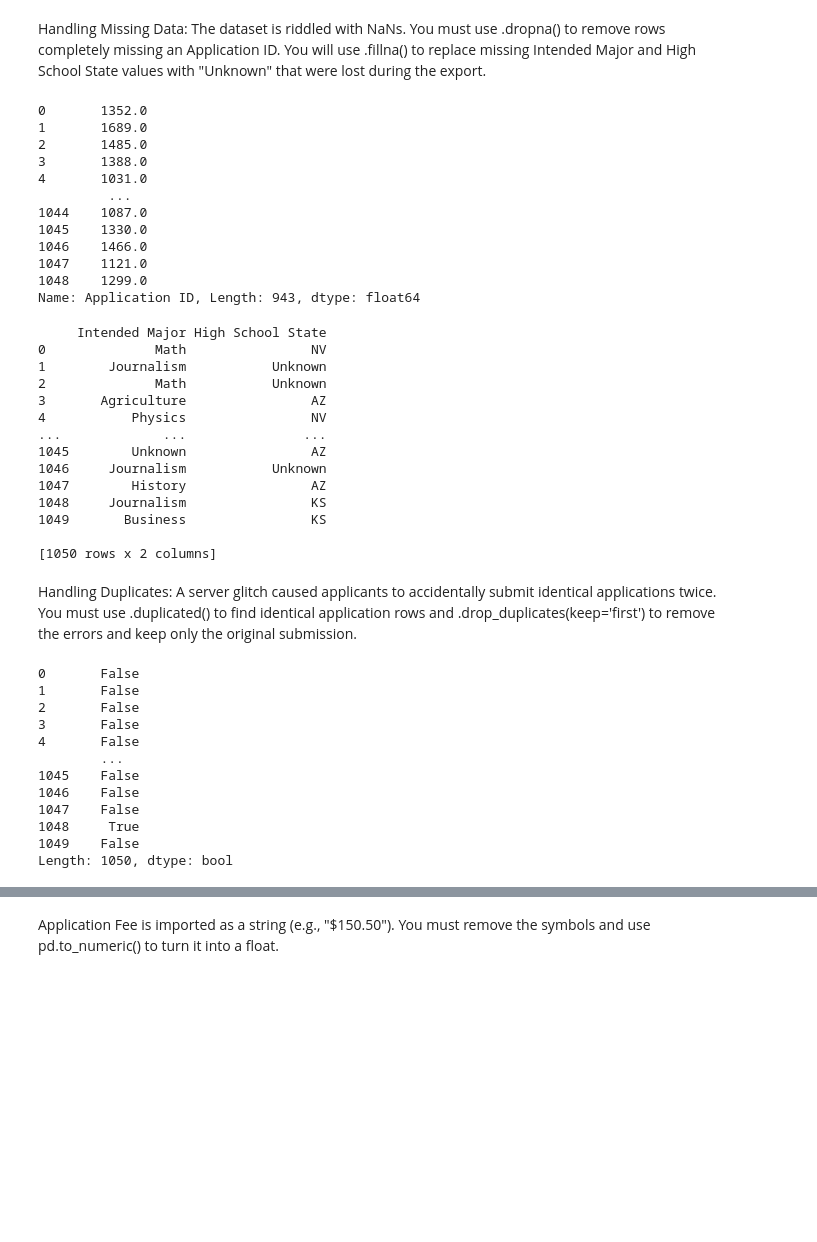
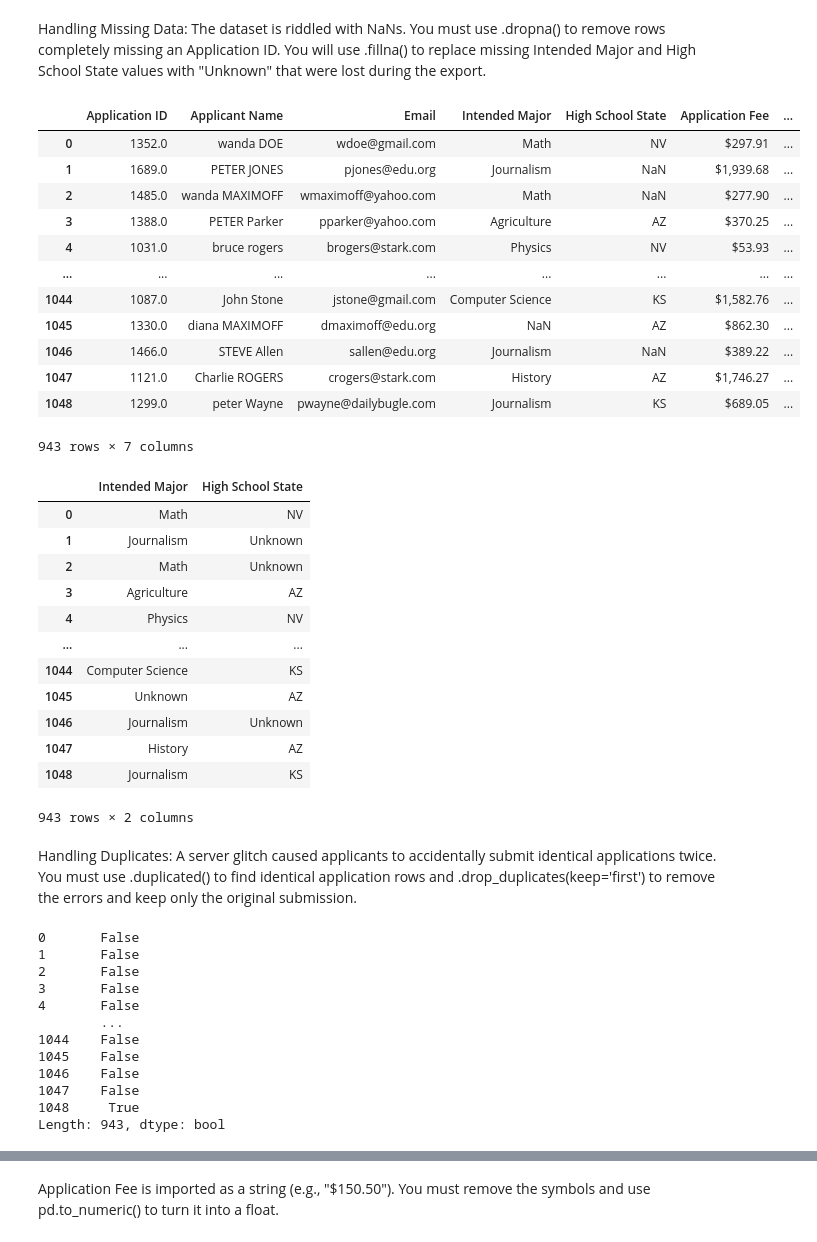
Before and after one commit to mom12-2/Pandas4, a Jupyter notebook: Pandas4.ipynb, the cells around one changed output, grey strips where cells are left out. Drawn from its saved outputs; the diff is of its cells as text; code cells hidden in the pictures; blank space fills up the shorter version.

```diff
--- a/Pandas4.ipynb
+++ b/Pandas4.ipynb
@@ -23,44 +23,46 @@ print(df)
 # %% [markdown]
 Handling Missing Data: The dataset is riddled with NaNs. You must use .dropna() to remove rows completely missing an Application ID. You will use .fillna() to replace missing Intended Major and High School State values with "Unknown" that were lost during the export.
 # %%
-df_drop_subset = df.dropna(subset=['Application ID'])['Application ID']
-print(df_drop_subset)
+df1 = df.dropna(subset=['Application ID'])
+df1
 # %% [output]
+|  | Application ID | Applicant Name | Email | Intended Major | High School State | Application Fee | ... |
+| 0 | 1352.0 | wanda DOE | wdoe@gmail.com | Math | NV | $297.91 | ... |
+| 1 | 1689.0 | PETER JONES | pjones@edu.org | Journalism | NaN | $1,939.68 | ... |
+| 2 | 1485.0 | wanda MAXIMOFF | wmaximoff@yahoo.com | Math | NaN | $277.90 | ... |
+| 3 | 1388.0 | PETER Parker | pparker@yahoo.com | Agriculture | AZ | $370.25 | ... |
+| 4 | 1031.0 | bruce rogers | brogers@stark.com | Physics | NV | $53.93 | ... |
+| ... | ... | ... | ... | ... | ... | ... | ... |
+| 1044 | 1087.0 | John Stone | jstone@gmail.com | Computer Science | KS | $1,582.76 | ... |
+| 1045 | 1330.0 | diana MAXIMOFF | dmaximoff@edu.org | NaN | AZ | $862.30 | ... |
+| 1046 | 1466.0 | STEVE Allen | sallen@edu.org | Journalism | NaN | $389.22 | ... |
+| 1047 | 1121.0 | Charlie ROGERS | crogers@stark.com | History | AZ | $1,746.27 | ... |
+| 1048 | 1299.0 | peter Wayne | pwayne@dailybugle.com | Journalism | KS | $689.05 | ... |
-0       1352.0
-1       1689.0
-2       1485.0
-3       1388.0
-4       1031.0
-         ...
-1044    1087.0
-1045    1330.0
-1046    1466.0
-1047    1121.0
-1048    1299.0
-Name: Application ID, Length: 943, dtype: float64
+943 rows × 7 columns
 # %%
-fill_Intended_Major_and_hight_school = df[['Intended Major','High School State']].fillna('Unknown')
-print(fill_Intended_Major_and_hight_school)
+df2 = df1.copy()
+fill_Intended_Major_and_hight_school = df2[['Intended Major','High School State']].fillna('Unknown')
+fill_Intended_Major_and_hight_school
 # %% [output]
+|  | Intended Major | High School State |
+| 0 | Math | NV |
+| 1 | Journalism | Unknown |
+| 2 | Math | Unknown |
+| 3 | Agriculture | AZ |
+| 4 | Physics | NV |
+| ... | ... | ... |
+| 1044 | Computer Science | KS |
+| 1045 | Unknown | AZ |
+| 1046 | Journalism | Unknown |
+| 1047 | History | AZ |
+| 1048 | Journalism | KS |
-     Intended Major High School State
-0              Math                NV
-1        Journalism           Unknown
-2              Math           Unknown
-3       Agriculture                AZ
-4           Physics                NV
-...             ...               ...
-1045        Unknown                AZ
-1046     Journalism           Unknown
-1047        History                AZ
-1048     Journalism                KS
-1049       Business                KS
-
-[1050 rows x 2 columns]
+943 rows × 2 columns
 # %% [markdown]
 Handling Duplicates: A server glitch caused applicants to accidentally submit identical applications twice. You must use .duplicated() to find identical application rows and .drop_duplicates(keep='first') to remove the errors and keep only the original submission.
 # %%
-is_duplicated = df.duplicated()
-print(is_duplicated)
+df3 = df2.copy()
+is_duplicated = df2.duplicated()
+is_duplicated
 # %% [output]
 0       False
 1       False
@@ -68,10 +70,10 @@ print(is_duplicated)
 3       False
 4       False
         ...
+1044    False
 1045    False
 1046    False
 1047    False
 1048     True
-1049    False
-Length: 1050, dtype: bool
+Length: 943, dtype: bool
 # %%
```
Also changed, not shown: parts of 7 cells of this notebook.
